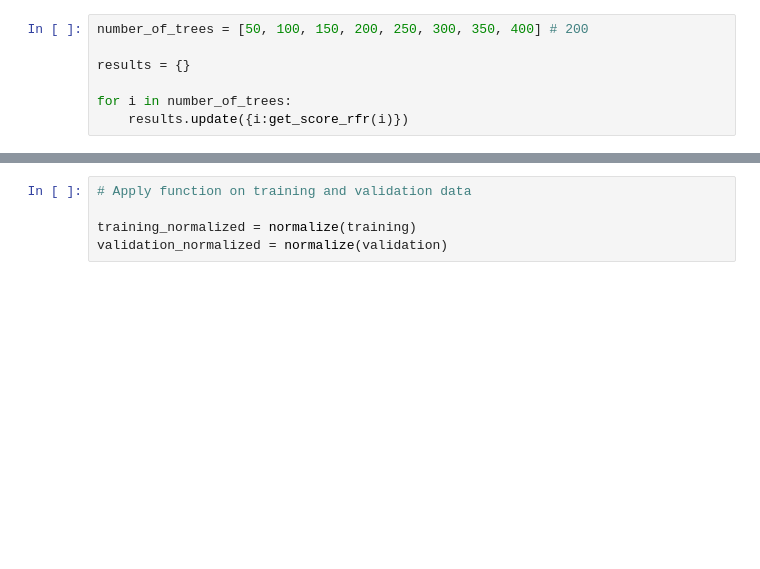
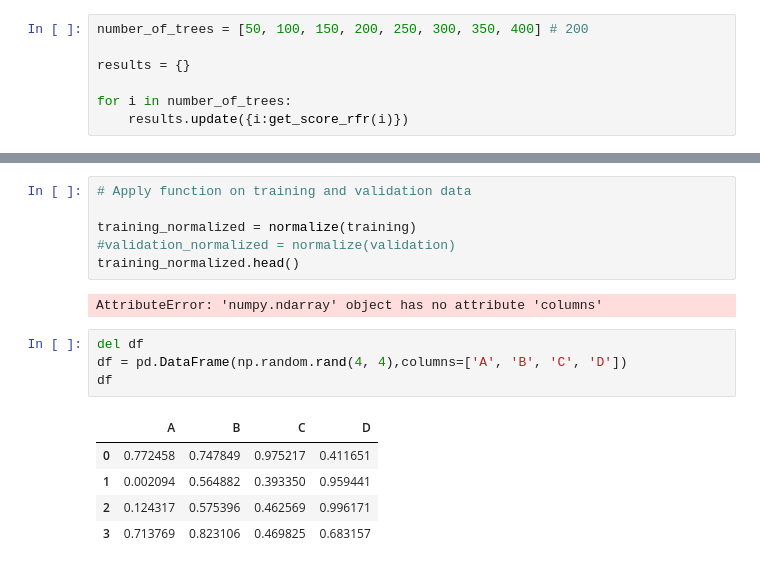
Before and after one commit to isg75/Wifi-Locationing-1, a Jupyter notebook: script/Wifilocationing.ipynb, the cells around one changed output, grey strips where cells are left out. Drawn from its saved outputs; the diff is of its cells as text; blank space fills up the shorter version.

```diff
--- a/script/Wifilocationing.ipynb
+++ b/script/Wifilocationing.ipynb
@@ -274,4 +286,17 @@ training.head()
 # Apply function on training and validation data
 
 training_normalized = normalize(training)
-validation_normalized = normalize(validation)
+#validation_normalized = normalize(validation)
+training_normalized.head()
+# %% [output]
+AttributeError: 'numpy.ndarray' object has no attribute 'columns'
+# %%
+del df
+df = pd.DataFrame(np.random.rand(4, 4),columns=['A', 'B', 'C', 'D'])
+df
+# %% [output]
+|  | A | B | C | D |
+| 0 | 0.772458 | 0.747849 | 0.975217 | 0.411651 |
+| 1 | 0.002094 | 0.564882 | 0.393350 | 0.959441 |
+| 2 | 0.124317 | 0.575396 | 0.462569 | 0.996171 |
+| 3 | 0.713769 | 0.823106 | 0.469825 | 0.683157 |
```
Also changed, not shown: parts of 6 cells of this notebook.
